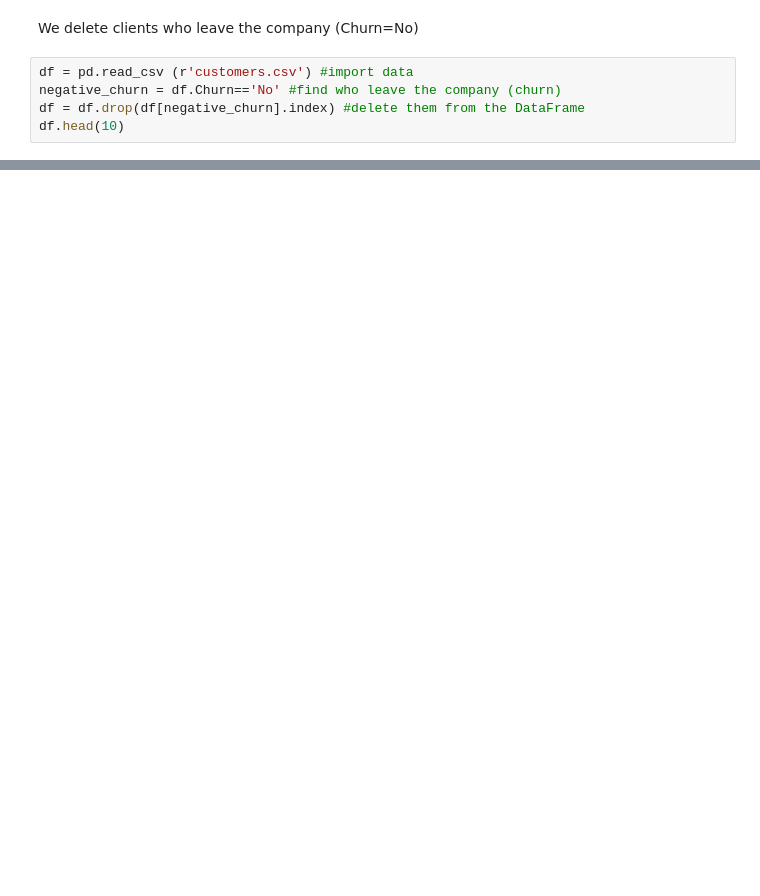
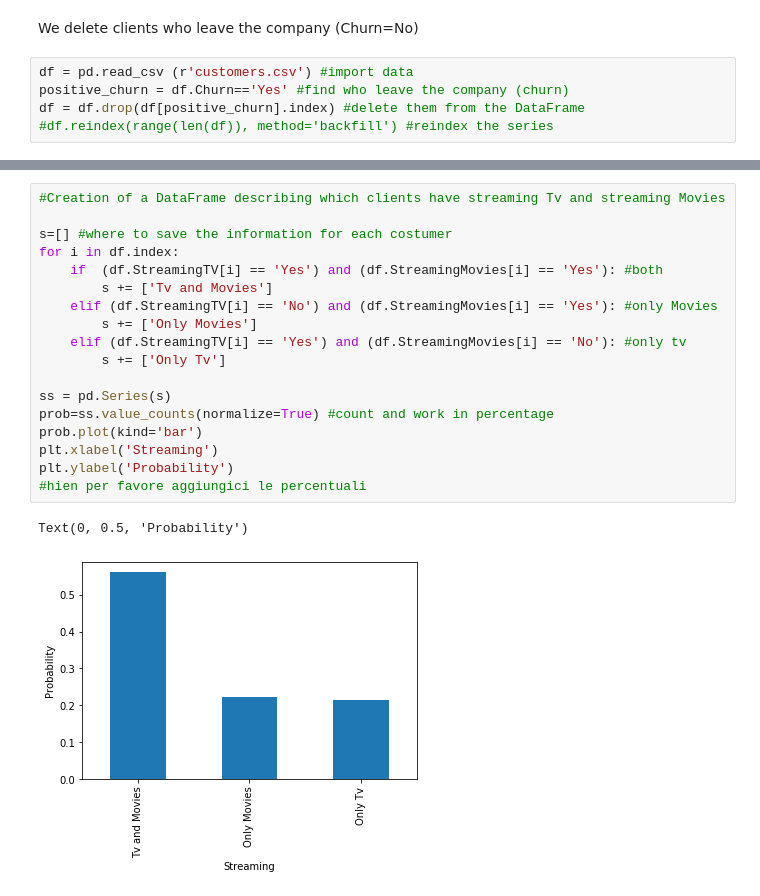
Before and after one commit to anitamezzetti/EPFL_Data_science_in_practice, a Jupyter notebook: Probelm Set 1/PS1-ongoing.ipynb, the cells around one changed output, grey strips where cells are left out. Saved outputs shown, nothing was run; the diff lists cells and outputs as text; blank space fills up the shorter version.

```diff
--- a/Probelm Set 1/PS1-ongoing.ipynb
+++ b/Probelm Set 1/PS1-ongoing.ipynb
@@ -9,6 +10,6 @@ import matplotlib.pyplot as plt
 We delete clients who leave the company (Churn=No)
 # %%
 df = pd.read_csv (r'customers.csv') #import data
-negative_churn = df.Churn=='No' #find who leave the company (churn)
-df = df.drop(df[negative_churn].index) #delete them from the DataFrame
-df.head(10)
+positive_churn = df.Churn=='Yes' #find who leave the company (churn)
+df = df.drop(df[positive_churn].index) #delete them from the DataFrame
+#df.reindex(range(len(df)), method='backfill') #reindex the series
@@ -63,0 +119,21 @@ print(type(data))
+# %%
+#Creation of a DataFrame describing which clients have streaming Tv and streaming Movies
+
+s=[] #where to save the information for each costumer
+for i in df.index:
+    if  (df.StreamingTV[i] == 'Yes') and (df.StreamingMovies[i] == 'Yes'): #both
+        s += ['Tv and Movies']
+    elif (df.StreamingTV[i] == 'No') and (df.StreamingMovies[i] == 'Yes'): #only Movies
+        s += ['Only Movies']
+    elif (df.StreamingTV[i] == 'Yes') and (df.StreamingMovies[i] == 'No'): #only tv
+        s += ['Only Tv']
+
+ss = pd.Series(s)
+prob=ss.value_counts(normalize=True) #count and work in percentage
+prob.plot(kind='bar')
+plt.xlabel('Streaming')
+plt.ylabel('Probability')
+#hien per favore aggiungici le percentuali
+# %% [output]
+Text(0, 0.5, 'Probability')
+[figure, added]
```
Also changed, not shown: parts of 13 cells of this notebook.
